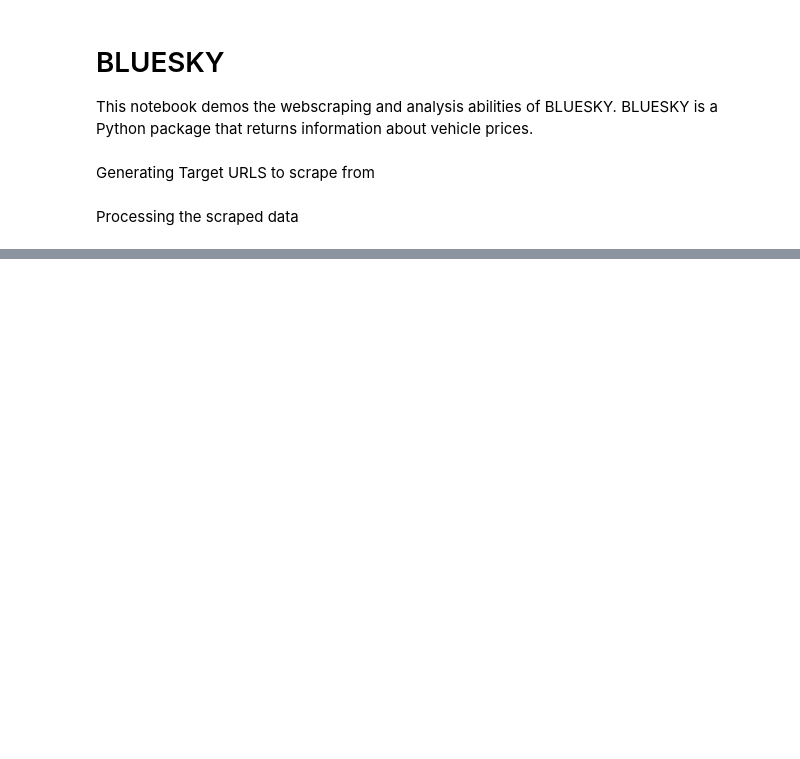
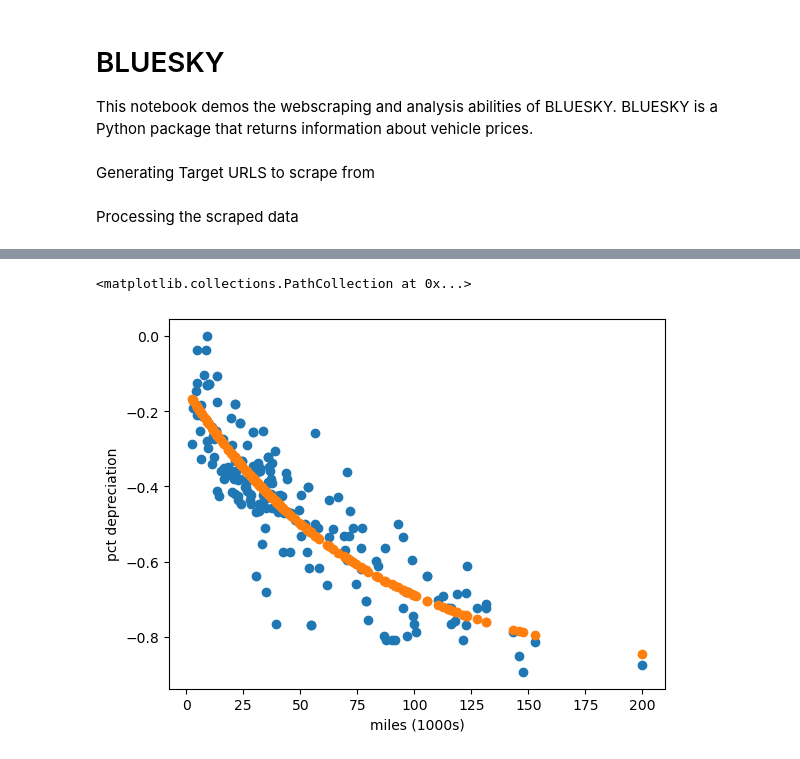
Before and after one commit to wujorgen/DataDrift, a Jupyter notebook: BLUESKY/analysis.ipynb, the cells around one changed output, grey strips where cells are left out. Drawn from its saved outputs; the diff is of its cells as text; code cells hidden in the pictures; blank space fills up the shorter version.

```diff
--- a/BLUESKY/analysis.ipynb
+++ b/BLUESKY/analysis.ipynb
@@ -102,0 +88,31 @@ ax.scatter3D(a4["year_delta"], a4["mileage"].values.astype(float)/1000, a4["pric
+# %%
+def exp_decay(x,A,B,C):
+    """Models exponential decay.
+
+    Args:
+        x: independant variable
+        A: A
+        B: B
+        C: C
+
+    Returns:
+        dependant variable
+    """
+    return A*np.exp(-B*x) - C
+
+y=a4["price_pct"]
+x=a4["mileage"].values.astype(float)/1000
+
+popt, pcov = curve_fit(exp_decay,x,y,p0=[1,1,1])
+# %%
+plt.figure(2)
+plt.scatter(a4["mileage"].values.astype(float)/1000, a4["price_pct"])
+plt.xlabel("miles (1000s)")
+plt.ylabel("pct depreciation")
+
+work_price = mileage_func(a4["mileage"].values.astype(float)/1000, popt[0], popt[1], popt[2])
+
+plt.scatter(a4["mileage"].values.astype(float)/1000, work_price)
+# %% [output]
+<matplotlib.collections.PathCollection at 0x...>
+[figure, added]
```
Also changed, not shown: parts of 5 cells of this notebook, 5 other files.
